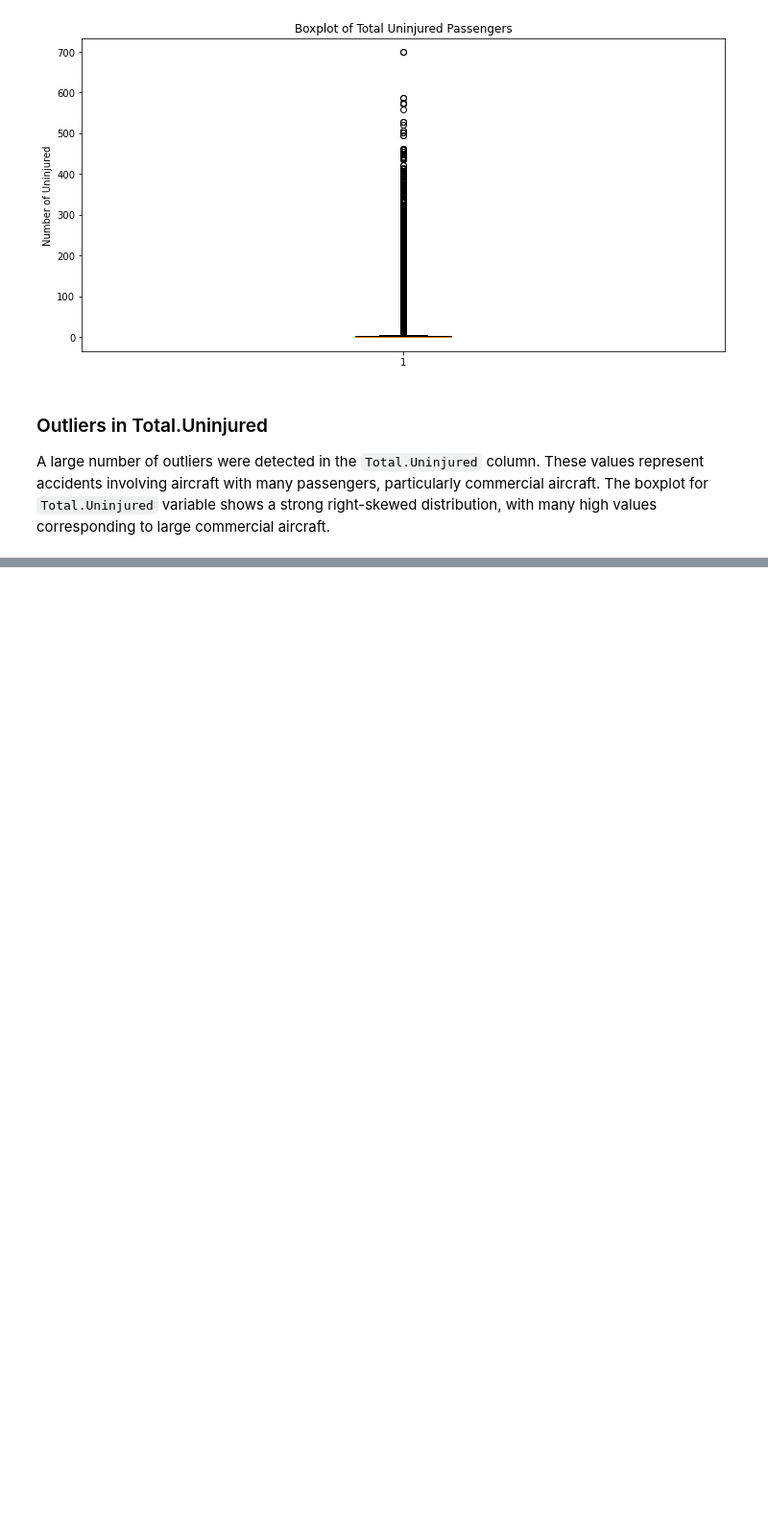
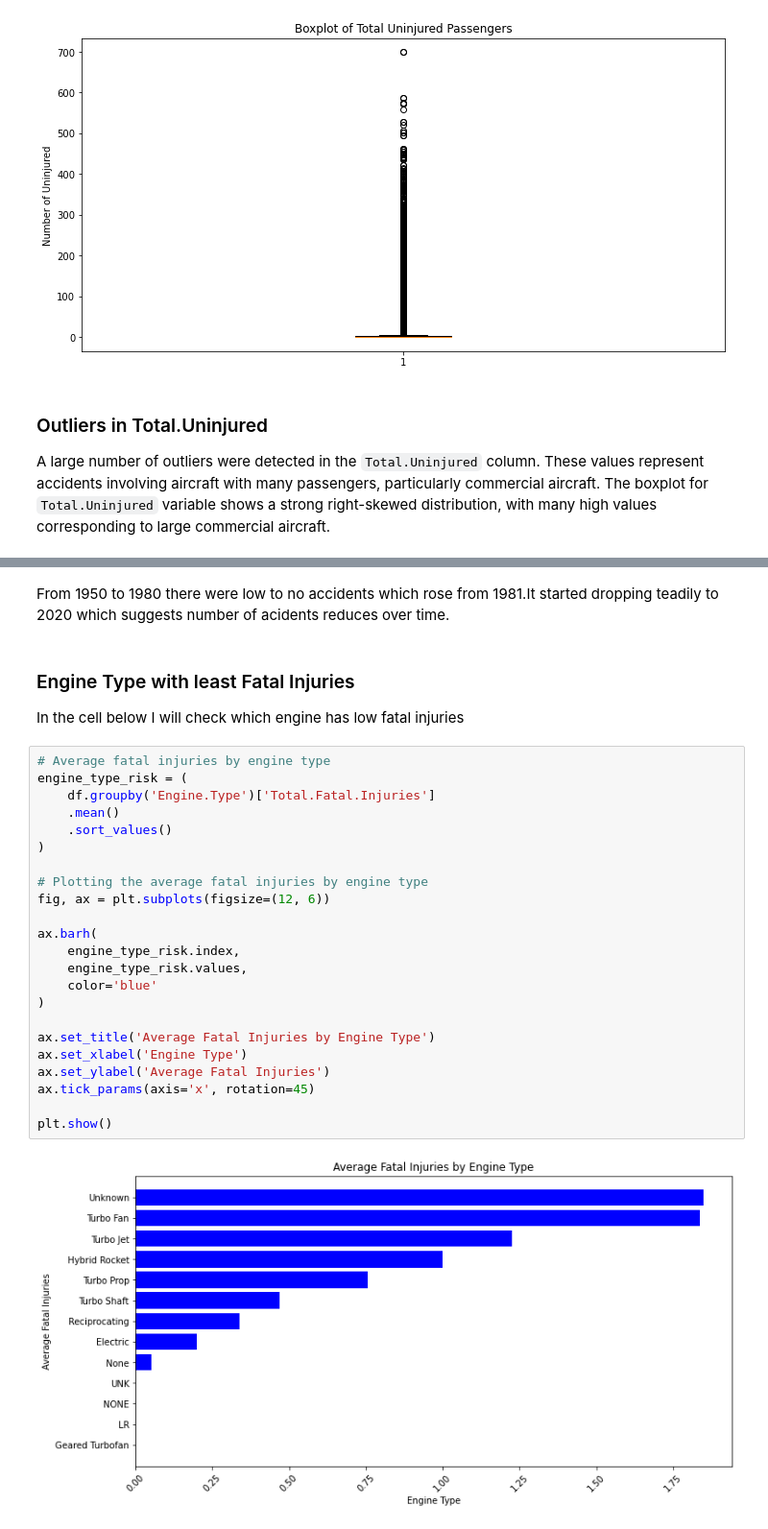
Before and after one commit to chepbree/aircraft_analysis, a Jupyter notebook: aviation.ipynb, the cells around one changed output, grey strips where cells are left out. Shown: that part at 96% size. Cells and saved outputs as stored; diff of their text form; blank space fills up the shorter version.

```diff
--- a/aviation.ipynb
+++ b/aviation.ipynb
@@ -225,0 +371,31 @@ with many high values corresponding to large commercial aircraft.
+# %% [markdown]
+From 1950 to 1980 there were low to no accidents which rose from 1981.It started dropping teadily to 2020 which suggests number of acidents reduces over time.
+# %% [markdown]
+### Engine Type with least Fatal Injuries
+
+In the cell below I will check which engine has low fatal injuries
+# %%
+# Average fatal injuries by engine type
+engine_type_risk = (
+    df.groupby('Engine.Type')['Total.Fatal.Injuries']
+    .mean()
+    .sort_values()
+)
+
+# Plotting the average fatal injuries by engine type
+fig, ax = plt.subplots(figsize=(12, 6))
+
+ax.barh(
+    engine_type_risk.index,
+    engine_type_risk.values,
+    color='blue'
+)
+
+ax.set_title('Average Fatal Injuries by Engine Type')
+ax.set_xlabel('Engine Type')
+ax.set_ylabel('Average Fatal Injuries')
+ax.tick_params(axis='x', rotation=45)
+
+plt.show()
+# %% [output]
+[figure, added]
```
Also changed, not shown: parts of 19 cells of this notebook.
